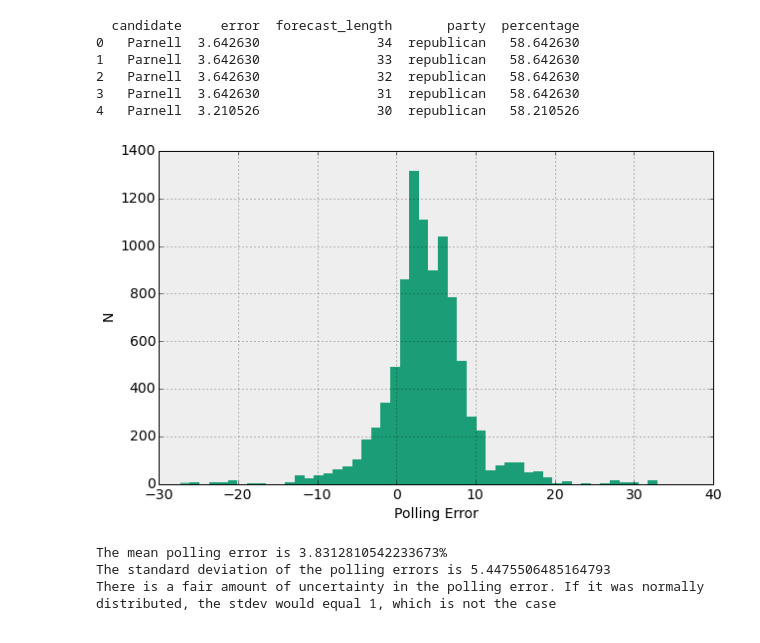
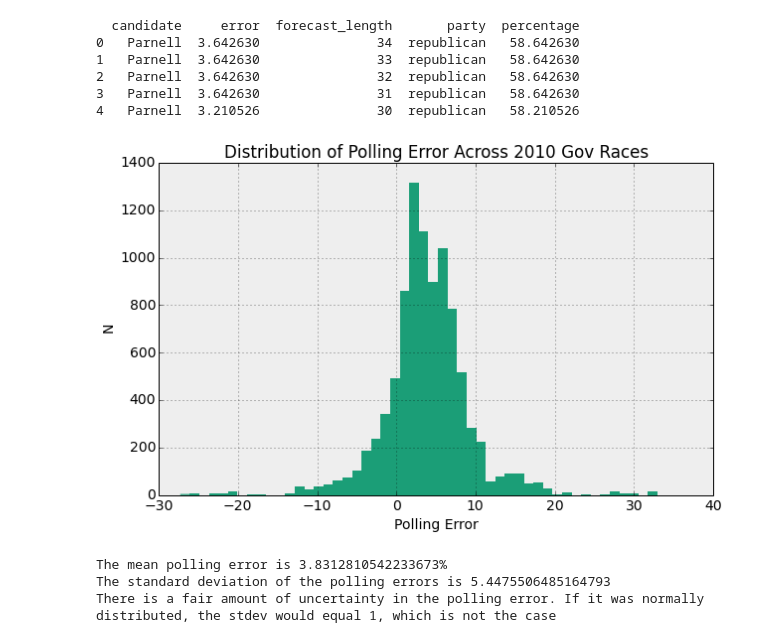
Before and after one commit to kausk/CS109, a Jupyter notebook: cs109-HW1.ipynb, the cells around one changed output. Drawn from its saved outputs; the diff is of its cells as text; code cells hidden in the pictures.

```diff
--- a/cs109-HW1.ipynb
+++ b/cs109-HW1.ipynb
@@ -686,15 +686,16 @@ errors = all_error_data()
 # %%
 #your code here
 
 ##Here's a histogram of the error of every polling measurement in the data
 
 
 errors.error.hist(bins=50)
+plt.title('Distribution of Polling Error Across 2010 Gov Races')
 plt.xlabel("Polling Error")
 plt.ylabel('N')
 plt.show()
 # %% [output]
-[figure, old version]
+[figure, new version]
 # %%
 ##Problem 6 -- Standard Deviation of Polling error
 
```
Also changed, not shown: parts of 2 cells of this notebook.
